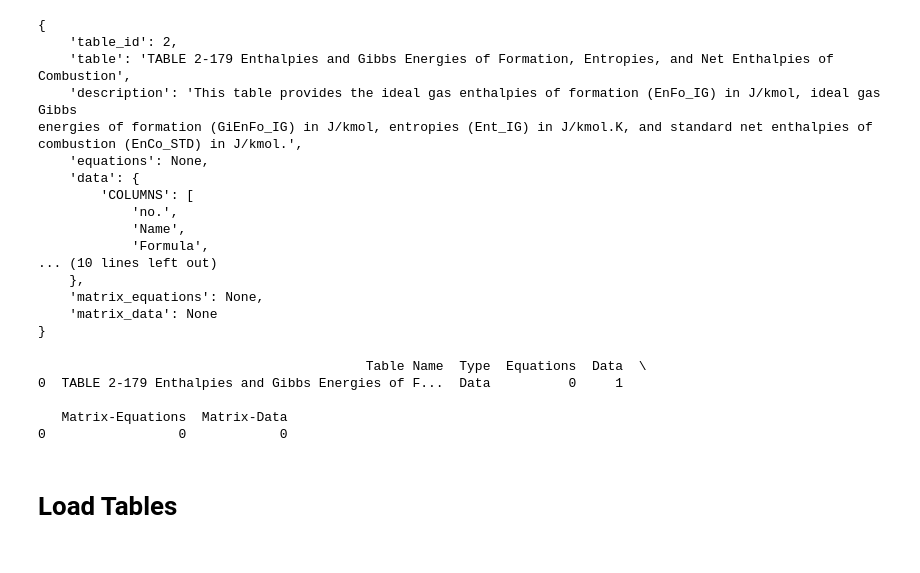
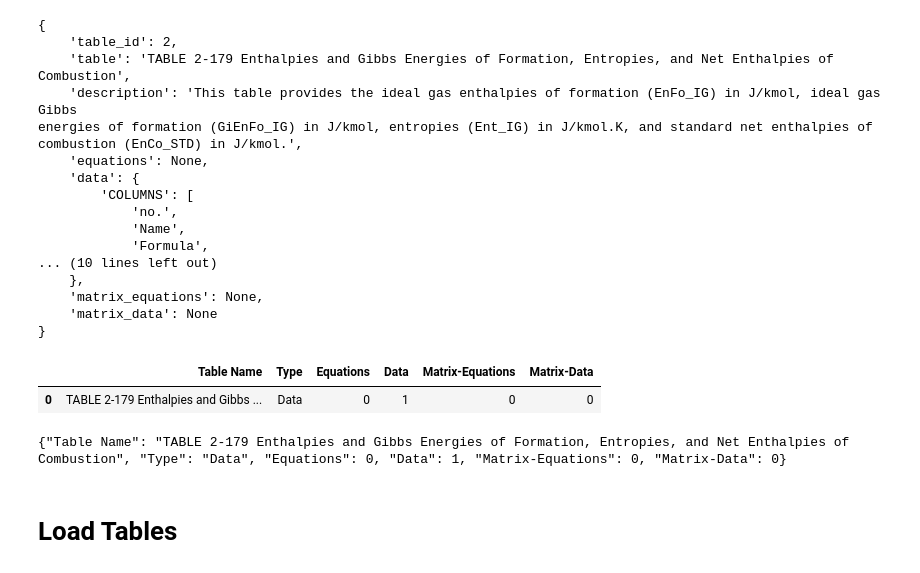
Before and after one commit to sinagilassi/PyThermoDB, a Jupyter notebook: notebooks/doc1.ipynb, the cells around one changed output. Saved outputs shown, nothing was run; the diff lists cells and outputs as text; code cells hidden in the pictures.

```diff
--- a/notebooks/doc1.ipynb
+++ b/notebooks/doc1.ipynb
@@ -103,13 +114,16 @@ combustion (EnCo_STD) in J/kmol.',
 # %%
 # display a table
 tb_info = tdb.table_info(1, 2)
-print(tb_info)
+tb_info
 # %% [output]
-                                          Table Name  Type  Equations  Data  \
-0  TABLE 2-179 Enthalpies and Gibbs Energies of F...  Data          0     1
-
-   Matrix-Equations  Matrix-Data
-0                 0            0
+|  | Table Name | Type | Equations | Data | Matrix-Equations | Matrix-Data |
+| 0 | TABLE 2-179 Enthalpies and Gibbs ... | Data | 0 | 1 | 0 | 0 |
+# %%
+tb_info = tdb.table_info(1, 2, res_format='json')
+print(tb_info)
+# %% [output]
+{"Table Name": "TABLE 2-179 Enthalpies and Gibbs Energies of Formation, Entropies, and Net Enthalpies of
+Combustion", "Type": "Data", "Equations": 0, "Data": 1, "Matrix-Equations": 0, "Matrix-Data": 0}
 # %% [markdown]
 # Load Tables
 # %% [markdown]
```
Also changed, not shown: parts of 23 cells of this notebook, 1 other file.
